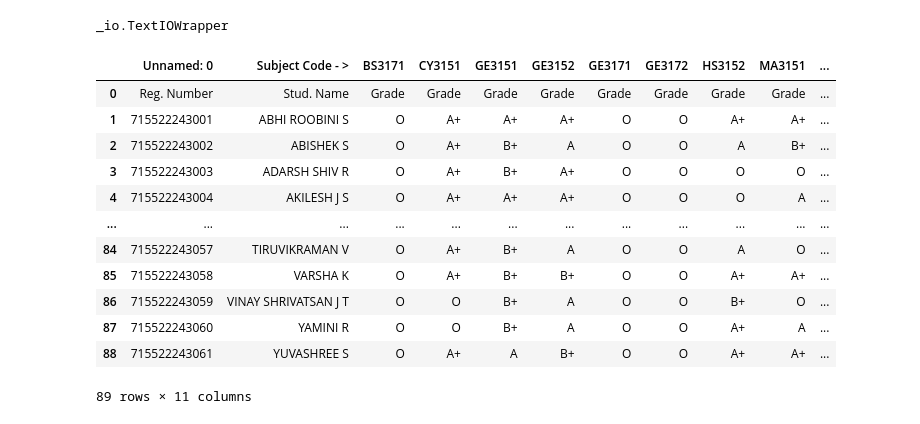
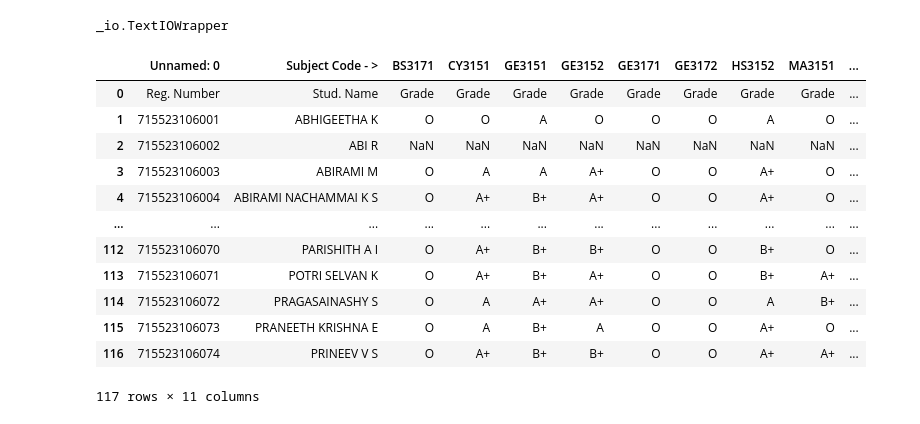
Before and after one commit to yehaa2004/pdf-to-csv, a Jupyter notebook: Untitled11.ipynb, the cells around one changed output. Drawn from its saved outputs; the diff is of its cells as text; code cells hidden in the pictures.

Commit message:
Created using Colab,NOV DEC2023 ECE RESULTS

```diff
--- a/Untitled11.ipynb
+++ b/Untitled11.ipynb
@@ -73,22 +82,22 @@ _io.TextIOWrapper
 # %%
 import pandas as pd
 # %%
-data= pd.read_csv("/content/sample_data.csv")
+data= pd.read_csv("/content/sample_data/NOV DEC2023 ECE RESULTS.csv")
 data
 # %% [output]
 |  | Unnamed: 0 | Subject Code - > | BS3171 | CY3151 | GE3151 | GE3152 | GE3171 | GE3172 | HS3152 | MA3151 | ... |
 | 0 | Reg. Number | Stud. Name | Grade | Grade | Grade | Grade | Grade | Grade | Grade | Grade | ... |
-| 1 | 715522243001 | ABHI ROOBINI S | O | A+ | A+ | A+ | O | O | A+ | A+ | ... |
-| 2 | 715522243002 | ABISHEK S | O | A+ | B+ | A | O | O | A | B+ | ... |
-| 3 | 715522243003 | ADARSH SHIV R | O | A+ | B+ | A+ | O | O | O | O | ... |
-| 4 | 715522243004 | AKILESH J S | O | A+ | A+ | A+ | O | O | O | A | ... |
+| 1 | 715523106001 | ABHIGEETHA K | O | O | A | O | O | O | A | O | ... |
+| 2 | 715523106002 | ABI R | NaN | NaN | NaN | NaN | NaN | NaN | NaN | NaN | ... |
+| 3 | 715523106003 | ABIRAMI M | O | A | A | A+ | O | O | A+ | O | ... |
+| 4 | 715523106004 | ABIRAMI NACHAMMAI K S | O | A+ | B+ | A+ | O | O | A+ | O | ... |
 | ... | ... | ... | ... | ... | ... | ... | ... | ... | ... | ... | ... |
-| 84 | 715522243057 | TIRUVIKRAMAN V | O | A+ | B+ | A | O | O | A | O | ... |
-| 85 | 715522243058 | VARSHA K | O | A+ | B+ | B+ | O | O | A+ | A+ | ... |
-| 86 | 715522243059 | VINAY SHRIVATSAN J T | O | O | B+ | A | O | O | B+ | O | ... |
-| 87 | 715522243060 | YAMINI R | O | O | B+ | A | O | O | A+ | A | ... |
-| 88 | 715522243061 | YUVASHREE S | O | A+ | A | B+ | O | O | A+ | A+ | ... |
+| 112 | 715523106070 | PARISHITH A I | O | A+ | B+ | B+ | O | O | B+ | O | ... |
+| 113 | 715523106071 | POTRI SELVAN K | O | A+ | B+ | A+ | O | O | B+ | A+ | ... |
+| 114 | 715523106072 | PRAGASAINASHY S | O | A | A+ | A+ | O | O | A | B+ | ... |
+| 115 | 715523106073 | PRANEETH KRISHNA E | O | A | B+ | A | O | O | A+ | O | ... |
+| 116 | 715523106074 | PRINEEV V S | O | A+ | B+ | B+ | O | O | A+ | A+ | ... |
-89 rows × 11 columns
+117 rows × 11 columns
 # %%
 with open(csv_file, 'r', newline='') as csvfile:
     reader = csv.DictReader(csvfile)
```
Also changed, not shown: parts of 11 cells of this notebook.
